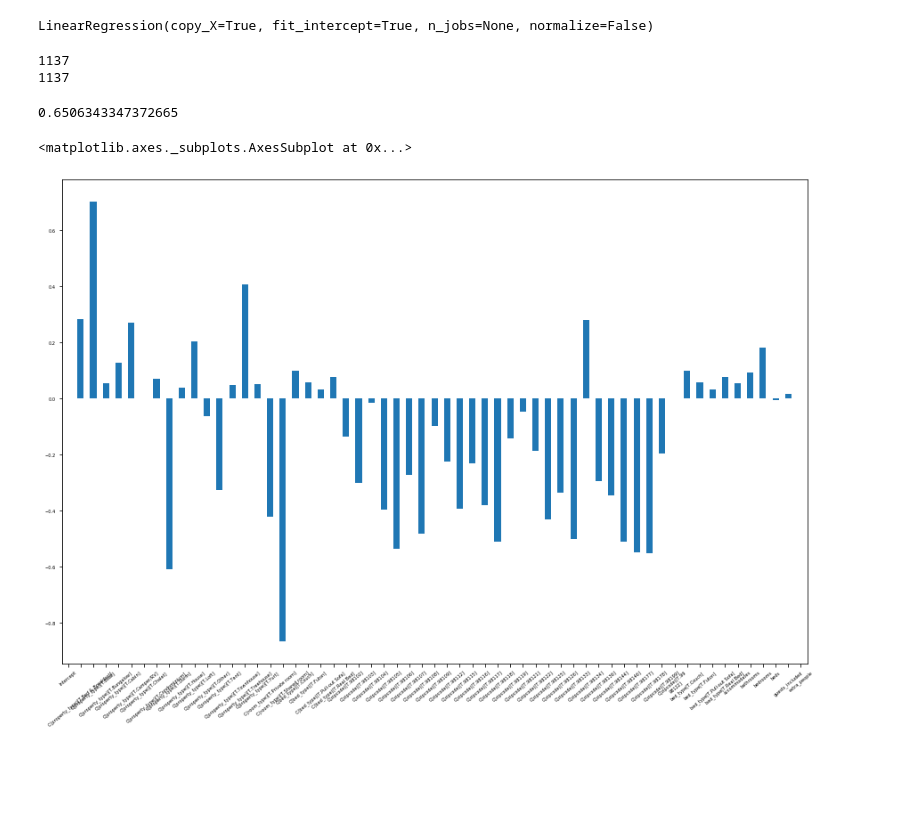
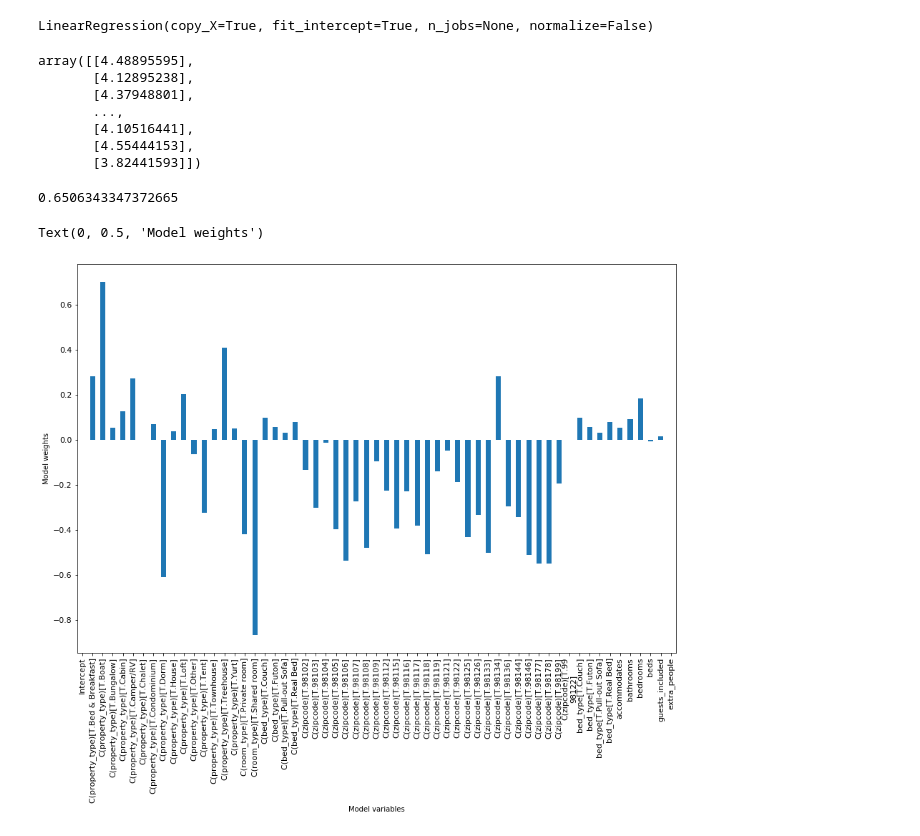
Before and after one commit to pm2111/Airbnb, a Jupyter notebook: Udacity Project 4.ipynb, the cells around one changed output. Saved outputs shown, nothing was run; the diff lists cells and outputs as text; code cells hidden in the pictures; blank space fills up the shorter version.

```diff
--- a/Udacity Project 4.ipynb
+++ b/Udacity Project 4.ipynb
@@ -76,5 +88,6 @@ df['reviews_per_month'].fillna(0, inplace=True)
 # %%
+#Make the linear model, vars are Proerty Type, Room Type, Bed Type, Zip Code, Nr of People, Nr of Bathrooms, Nr of Bedrooms, Nr of Beds, Bed Type, Nr of Guests in the Reservation, Extra People
 y, X = ps.dmatrices("price ~ 1 + C(property_type)+ C(room_type)+ C(bed_type)+ C(zipcode)+"
-                    "  accommodates + bathrooms + bedrooms + beds + bed_type +
+                    "  accommodates + bathrooms + bedrooms + beds + bed_type +"
                     " guests_included + extra_people ",df, return_type='dataframe')
 # %%
@@ -88,13 +103,15 @@ LinearRegression(copy_X=True, fit_intercept=True, n_jobs=None, normalize=False)
 # Predict and score the model
 y_test_preds = lm_model.predict(X_test.values)
 
-#print(y_test_preds,y_test.values) #these are the model predictions, or y_hat for the test Xs
-
-print(len(y_test_preds))
-print(len(y_test.values))
+y_test_preds
 # %% [output]
-1137
-1137
+array([[4.48895595],
+       [4.12895238],
+       [4.37948801],
+       ...,
+       [4.10516441],
+       [4.55444153],
+       [3.82441593]])
 # %%
 # Rsquared and y_test
 rsquared_score = r2_score(y_test.values, y_test_preds)
@@ -103,8 +120,12 @@ print(rsquared_score)
 # %% [output]
 0.6506343347372665
 # %%
+#now let's make some plots!
+import matplotlib.pyplot as plt
 coeff_df = pd.Series(lm_model.coef_[0], index=X.columns)
-coeff_df.plot.bar(rot=40,figsize=[15,10],fontsize=5)
+coeff_df.plot.bar(rot=90,figsize=[15,10],fontsize=11)
+plt.xlabel("Model variables")
+plt.ylabel("Model weights")
 # %% [output]
-<matplotlib.axes._subplots.AxesSubplot at 0x...>
+Text(0, 0.5, 'Model weights')
-[figure, old version]
+[figure, new version]
```
Also changed, not shown: parts of 12 cells of this notebook.
